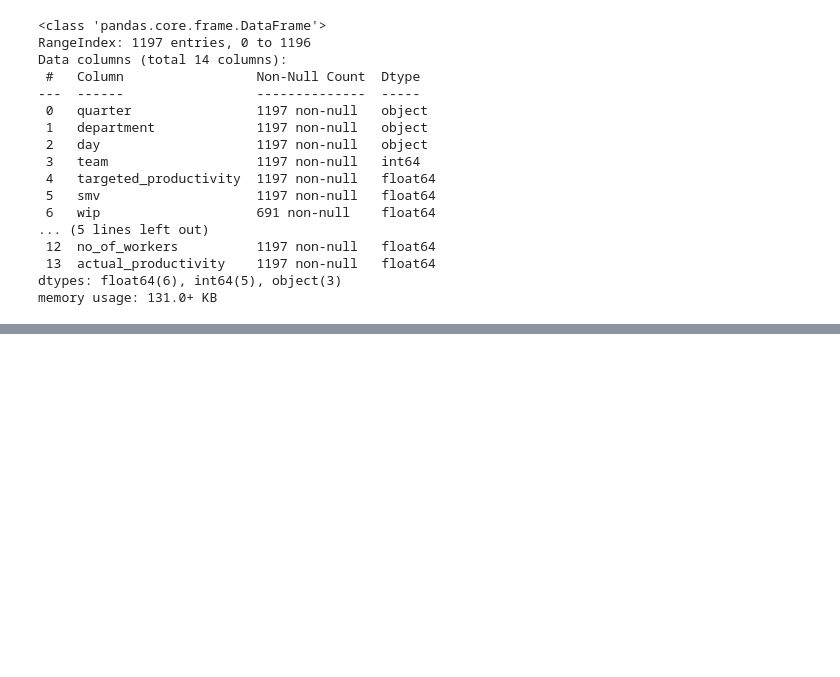
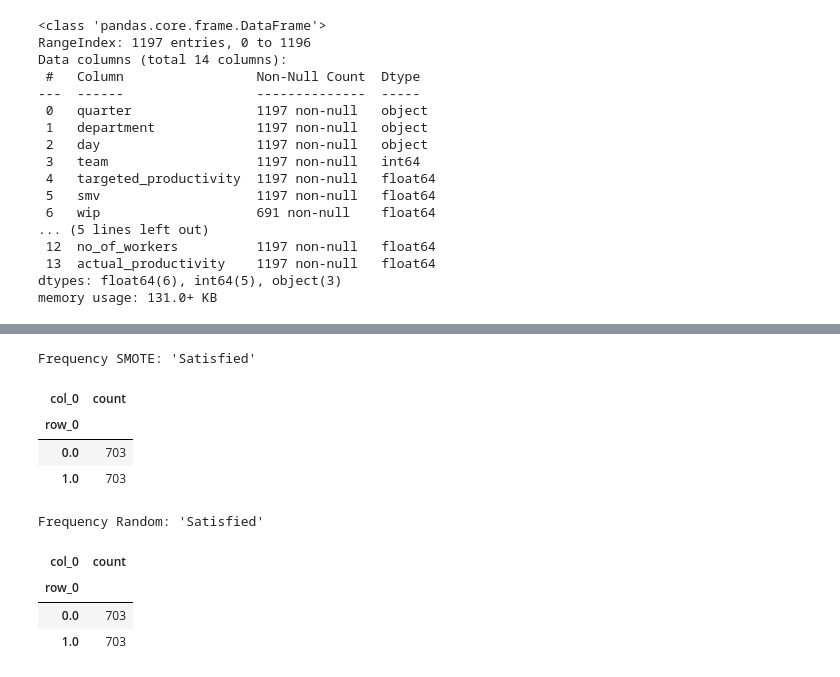
Before and after one commit to XiaoBaoBao719/ECS-171, a Jupyter notebook: Homework 2/Homework 2.ipynb, the cells around one changed output, grey strips where cells are left out. Cells and saved outputs as stored; diff of their text form; code cells hidden in the pictures; blank space fills up the shorter version.

```diff
--- a/Homework 2/Homework 2.ipynb
+++ b/Homework 2/Homework 2.ipynb
@@ -94,0 +289,15 @@ df.head(25)
+# %%
+#SVM with Linear Kernaling
+from sklearn.svm import SVC, LinearSVC
+from sklearn.metrics import classification_report
+
+linear_clf = SVC(kernel='linear', decision_function_shape='ovo')
+linear_clf.fit(X_train, np.asarray(y_train.values.ravel()))
+y_predicted = linear_clf.predict(X_test)
+
+print("Linear Kernal - Test")
+print("=" * 30)
+
+accuracy = accuracy_score(y_test, y_predicted)
+print('Accuracy: {:.2f}'.format(accuracy))
+print(classification_report(y_test, y_predicted))
@@ -94,0 +316,12 @@ df.head(25)
+# %%
+#SVM with RBF Kernaling
+rbf_clf = SVC(kernel='rbf', gamma = 5.0, decision_function_shape='ovo')
+rbf_clf.fit(X_train, np.asarray(y_train.values.ravel()))
+y_predicted = rbf_clf.predict(X_test)
+
+print("RBF Kernal - Test")
+print("=" * 30)
+
+accuracy = accuracy_score(y_test, y_predicted)
+print('Accuracy: {:.2f}'.format(accuracy))
+print(classification_report(y_test, y_predicted))
@@ -94,0 +356,25 @@ df.head(25)
+# %%
+smote = SMOTE(random_state=21)
+ros = RandomOverSampler(random_state=21)
+
+X_res_sm, y_res_sm = smote.fit_resample(X_train, y_train)
+X_res_ros, y_res_ros = ros.fit_resample(X_train, y_train) #produces higher accuracy over SMOTE
+
+table1 = pd.crosstab(index=y_res_sm.values.ravel(), columns='count')
+print("Frequency SMOTE: 'Satisfied'")
+display(table1)
+
+table2 = pd.crosstab(index=y_res_ros.values.ravel(), columns='count')
+print("Frequency Random: 'Satisfied'")
+display(table2)
+# %% [output]
+Frequency SMOTE: 'Satisfied'
+| col_0 | count |
+| row_0 |  |
+| 0.0 | 703 |
+| 1.0 | 703 |
+Frequency Random: 'Satisfied'
+| col_0 | count |
+| row_0 |  |
+| 0.0 | 703 |
+| 1.0 | 703 |
```
Also changed, not shown: parts of 25 cells of this notebook.
